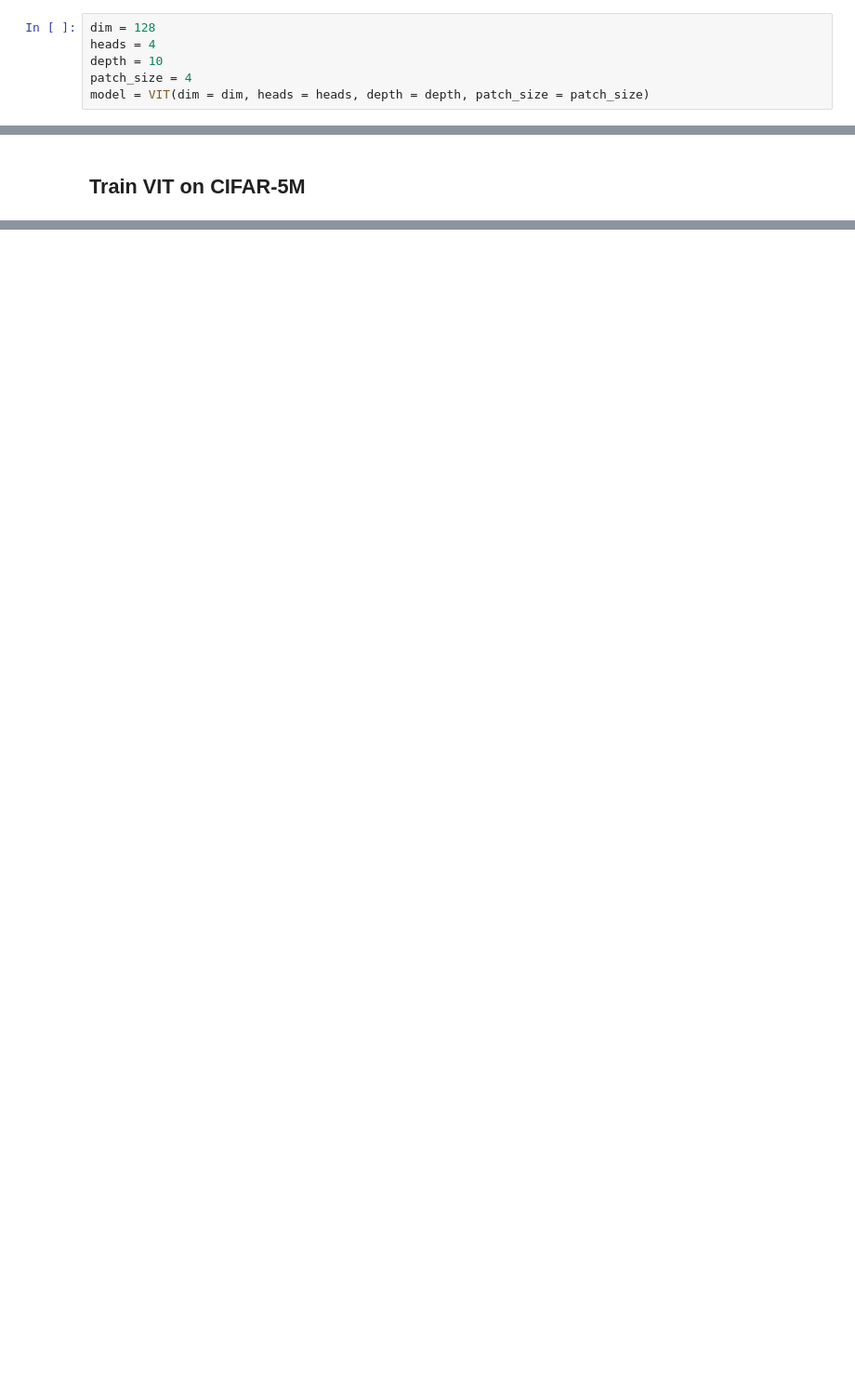
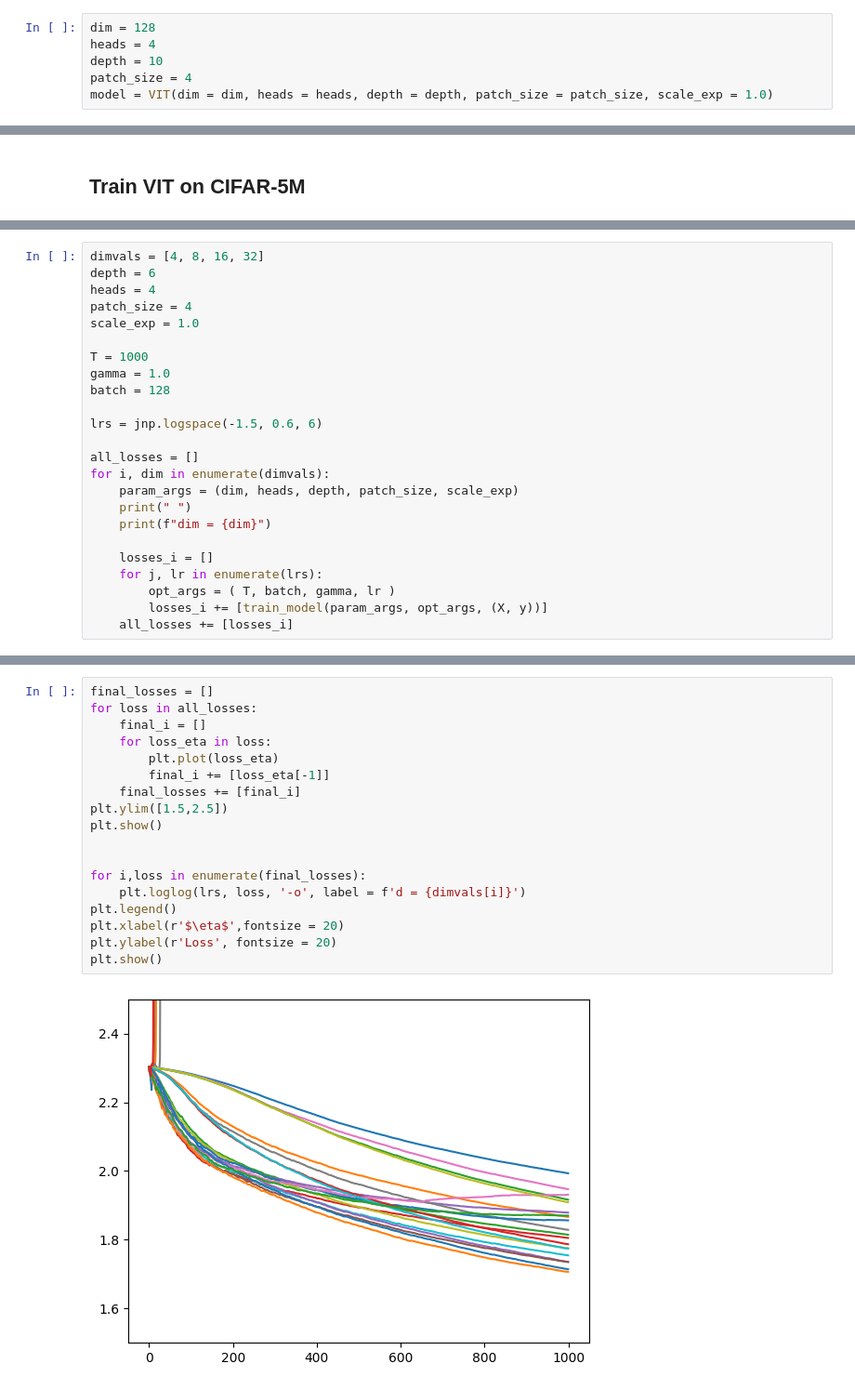
Before and after one commit to Pehlevan-Group/inf_transformer_limits, a Jupyter notebook: learn_gates_scaling.ipynb, the cells around one changed output, grey strips where cells are left out. Shown at 93% size. Saved outputs shown, nothing was run; the diff lists cells and outputs as text; blank space fills up the shorter version.

```diff
--- a/learn_gates_scaling.ipynb
+++ b/learn_gates_scaling.ipynb
@@ -73,7 +96,7 @@ dim = 128
 heads = 4
 depth = 10
 patch_size = 4
-model = VIT(dim = dim, heads = heads, depth = depth, patch_size = patch_size)
+model = VIT(dim = dim, heads = heads, depth = depth, patch_size = patch_size, scale_exp = 1.0)
 # %%
 params = model.init(random.PRNGKey(0), jnp.ones((4,32,32,3)) )
 
@@ -235,0 +354,24 @@ plt.show()
+# %%
+dimvals = [4, 8, 16, 32]
+depth = 6
+heads = 4
+patch_size = 4
+scale_exp = 1.0
+
+T = 1000
+gamma = 1.0
+batch = 128
+
+lrs = jnp.logspace(-1.5, 0.6, 6)
+
+all_losses = []
+for i, dim in enumerate(dimvals):
+    param_args = (dim, heads, depth, patch_size, scale_exp)
+    print(" ")
+    print(f"dim = {dim}")
+
+    losses_i = []
+    for j, lr in enumerate(lrs):
+        opt_args = ( T, batch, gamma, lr )
+        losses_i += [train_model(param_args, opt_args, (X, y))]
+    all_losses += [losses_i]
@@ -235,0 +387,20 @@ plt.show()
+# %%
+final_losses = []
+for loss in all_losses:
+    final_i = []
+    for loss_eta in loss:
+        plt.plot(loss_eta)
+        final_i += [loss_eta[-1]]
+    final_losses += [final_i]
+plt.ylim([1.5,2.5])
+plt.show()
+
+
+for i,loss in enumerate(final_losses):
+    plt.loglog(lrs, loss, '-o', label = f'd = {dimvals[i]}')
+plt.legend()
+plt.xlabel(r'$\eta$',fontsize = 20)
+plt.ylabel(r'Loss', fontsize = 20)
+plt.show()
+# %% [output]
+[figure, added]
```
Also changed, not shown: parts of 34 cells of this notebook, 3 other files.
